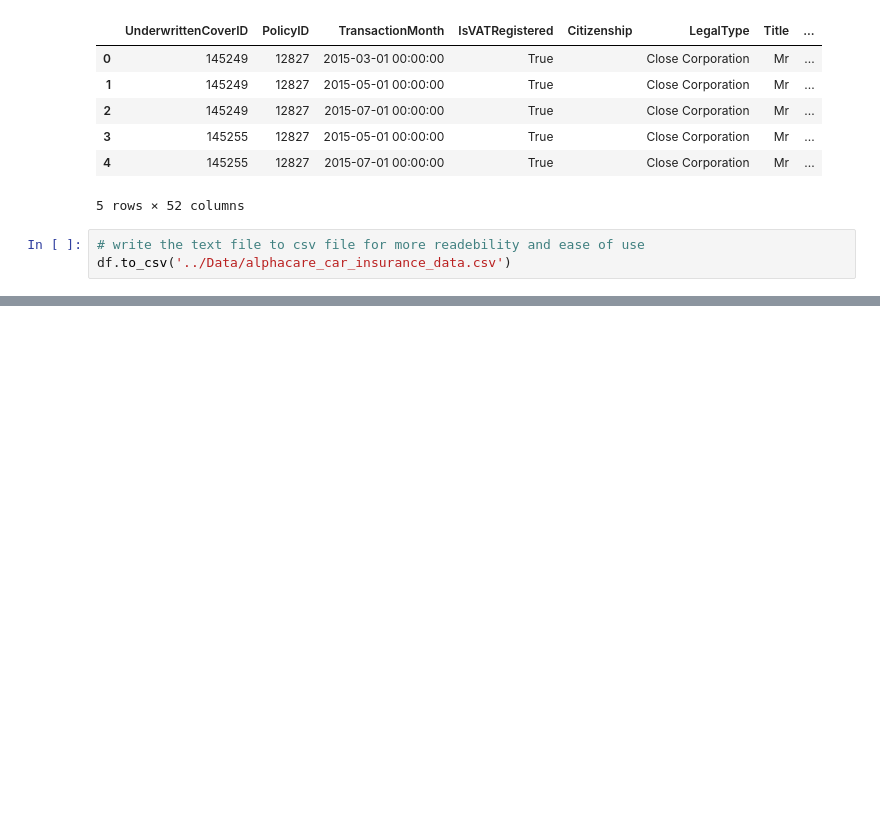
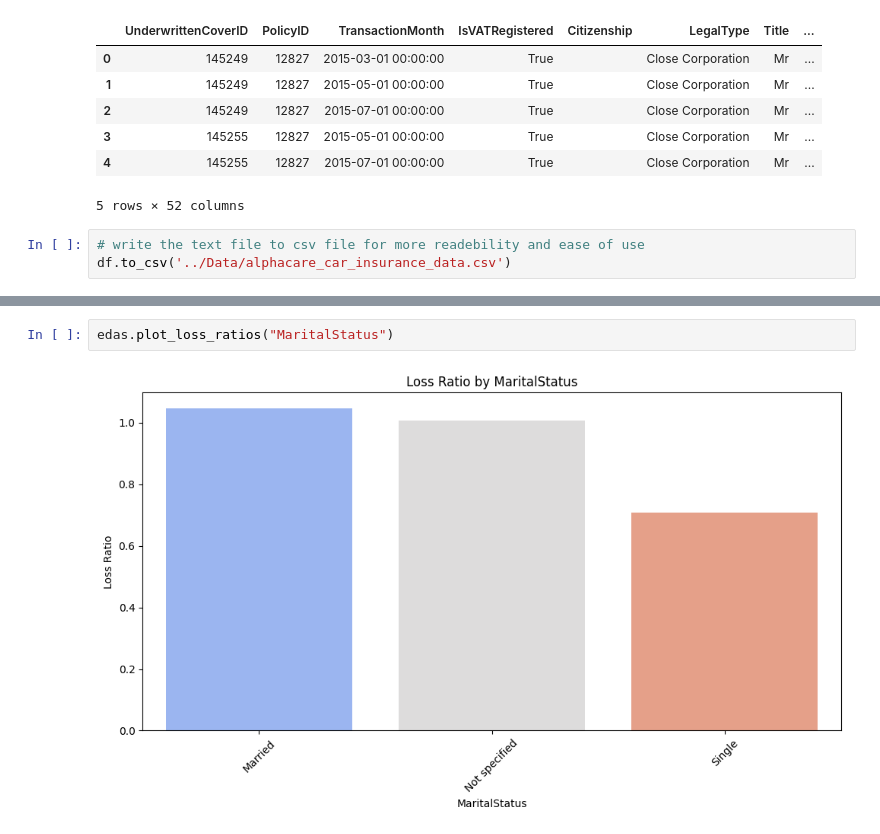
Before and after one commit to mubarek4566/AlphaCare_car_insurance, a Jupyter notebook: notebooks/main.ipynb, the cells around one changed output, grey strips where cells are left out. Saved outputs shown, nothing was run; the diff lists cells and outputs as text; blank space fills up the shorter version.

```diff
--- a/notebooks/main.ipynb
+++ b/notebooks/main.ipynb
@@ -28,0 +161,4 @@ df.to_csv('../Data/alphacare_car_insurance_data.csv')
+# %%
+edas.plot_loss_ratios("MaritalStatus")
+# %% [output]
+[figure, added]
```
Also changed, not shown: parts of 18 cells of this notebook, 1 other file.
